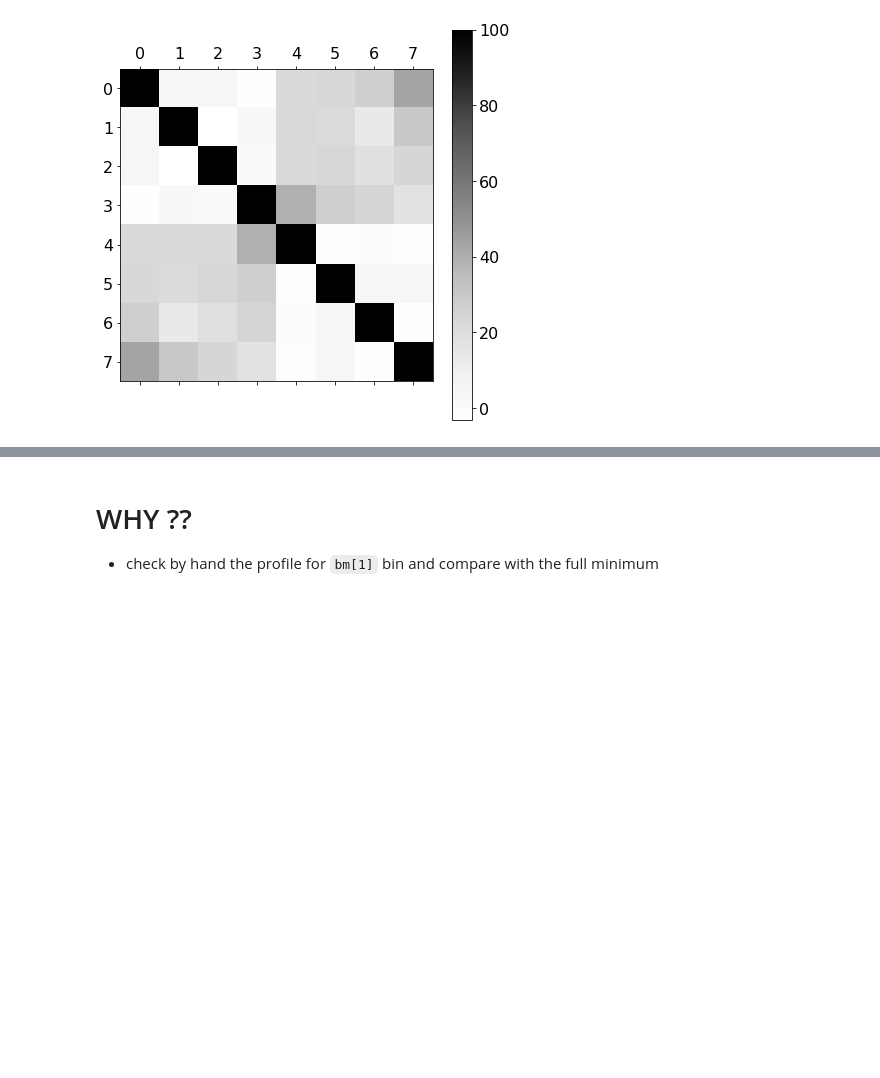
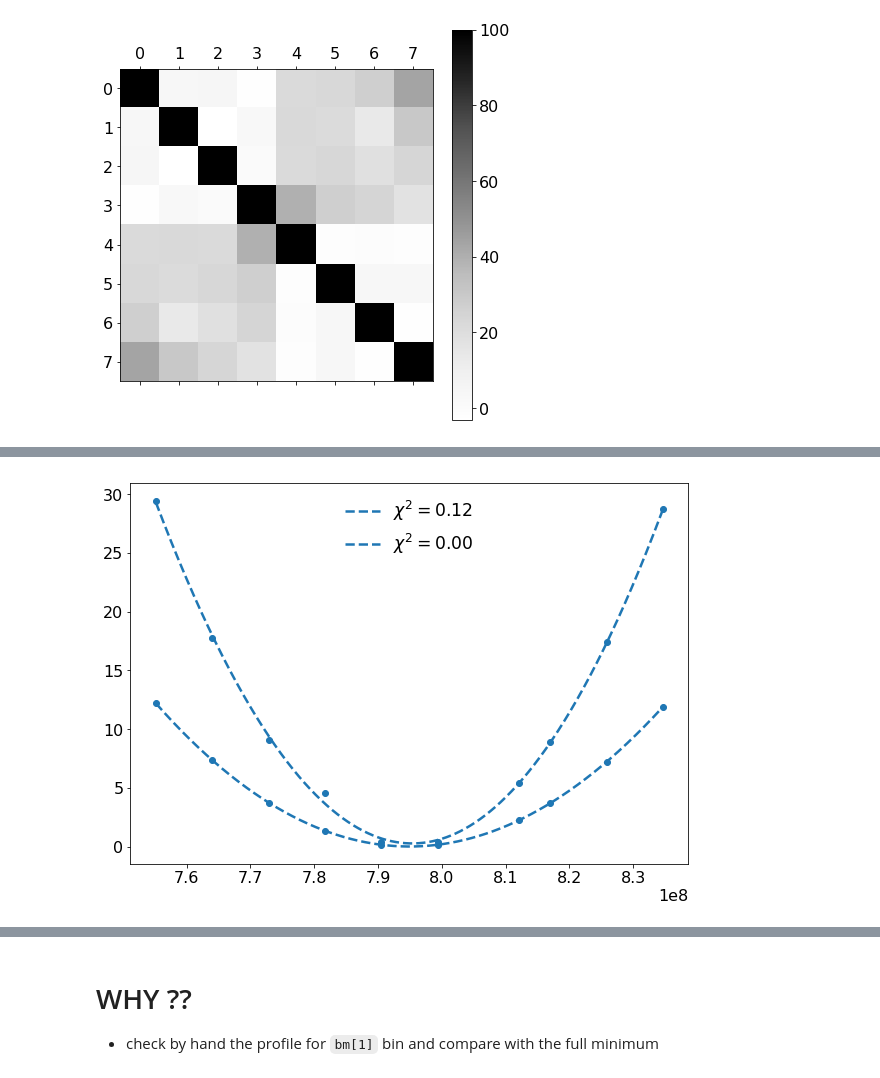
Before and after one commit to rmadar/unfoldcorr, a Jupyter notebook: studies/CorrelationsImpact.ipynb, the cells around one changed output, grey strips where cells are left out. Drawn from its saved outputs; the diff is of its cells as text; code cells hidden in the pictures; blank space fills up the shorter version.

```diff
--- a/studies/CorrelationsImpact.ipynb
+++ b/studies/CorrelationsImpact.ipynb
@@ -58,5 +62,12 @@ m = unf.model(Ds, Rs, corr=np.diag([1]*8))
 Bs, _ = m.unfold()
 POIs = m.postFitUncerPOIs()
+# %%
+# Try to overlay two plots
+i, xMin, xMax, n = 3, 755180426.5842565,834673103.06681, 10
+mCorr.plotProfile(i, xMin, xMax, n)
+m.plotProfile(i, xMin, xMax, n)
+# %% [output]
+[figure, added]
 # %%
 # Comparing result w/ and w/o corr from direct unfolding (full minimzation, only central values)
 # --> no differences
```
Also changed, not shown: parts of 15 cells of this notebook, 2 other files.
